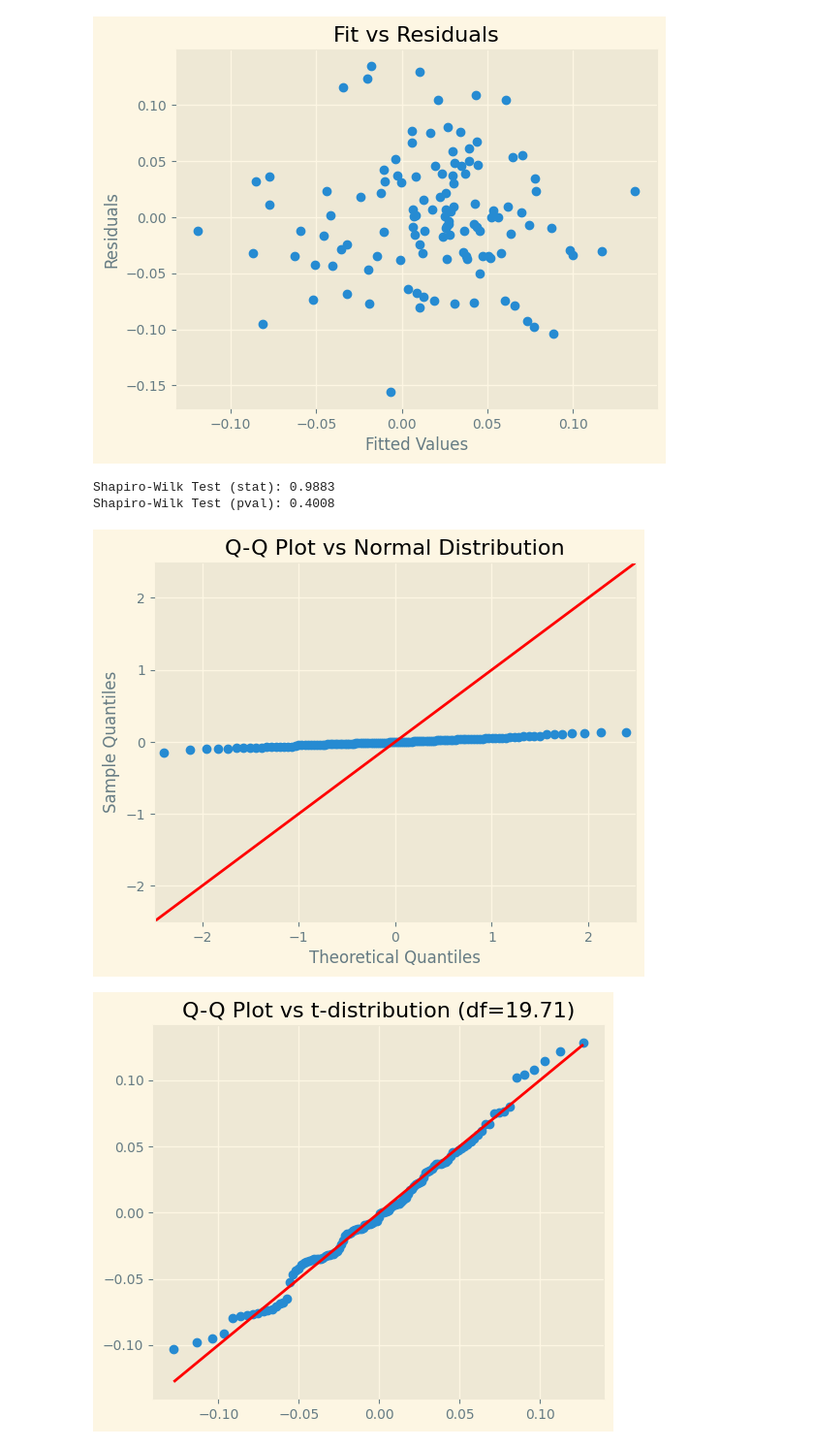
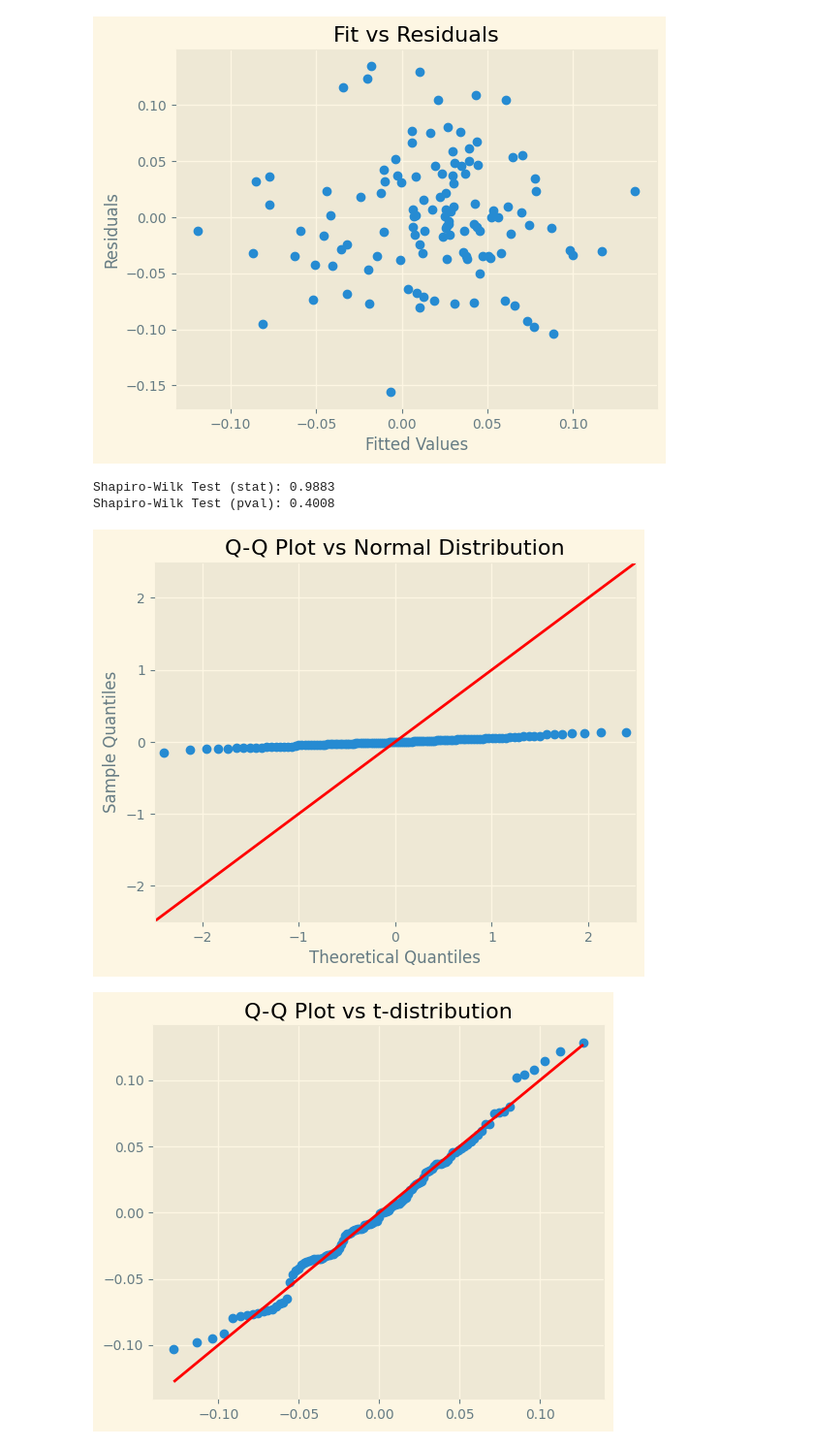
Before and after one commit to tzabcoder/QuantitativeFinance, a Jupyter notebook: Regression/index_model.ipynb, the cells around one changed output. Shown at 97% size. Drawn from its saved outputs; the diff is of its cells as text; code cells hidden in the pictures.

```diff
--- a/Regression/index_model.ipynb
+++ b/Regression/index_model.ipynb
@@ -139,26 +139,26 @@ Residual Kurtosis:      0.2092
 # %%
 # Shapiro-Wilk test
 shapiro_test = st.shapiro(results.resid)
 print(f"Shapiro-Wilk Test (stat): {shapiro_test[0]:.4f}")
 print(f"Shapiro-Wilk Test (pval): {shapiro_test[1]:.4f}")
 
 # Q-Q plot of residuals (normal distribution)
 sm.qqplot(results.resid, line='45')
 plt.title(f"Q-Q Plot vs Normal Distribution")
 plt.show()
 
 # Q-Q plot of residuals (t-distribution)
 df, loc, scale = st.t.fit(results.resid)
 theoretical_q = st.t.ppf(np.linspace(0.01, 0.99, len(results.resid)), df, loc, scale)
 sample_q = np.quantile(results.resid, np.linspace(0.01, 0.99, len(results.resid)))
 
 plt.figure(figsize=(6, 5))
 plt.scatter(theoretical_q, sample_q)
 plt.plot(theoretical_q, theoretical_q, 'r')  # 45 deg reference line
-plt.title(f"Q-Q Plot vs t-distribution (df={df:.2f})")
+plt.title(f"Q-Q Plot vs t-distribution")
 plt.show()
 # %% [output]
 Shapiro-Wilk Test (stat): 0.9883
 Shapiro-Wilk Test (pval): 0.4008
 [figure]
-[figure, old version]
+[figure, new version]
```
Also changed, not shown: parts of 2 cells of this notebook.
